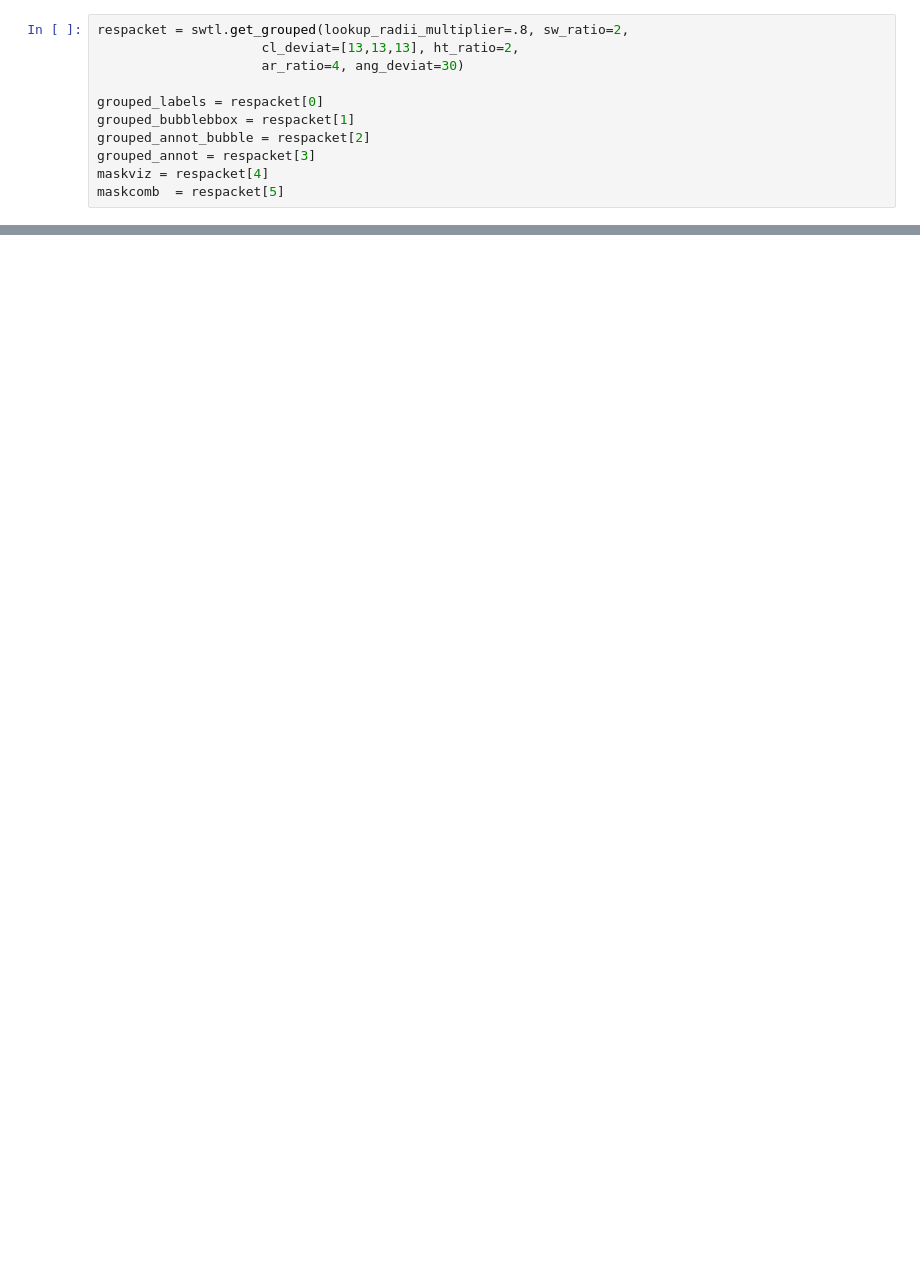
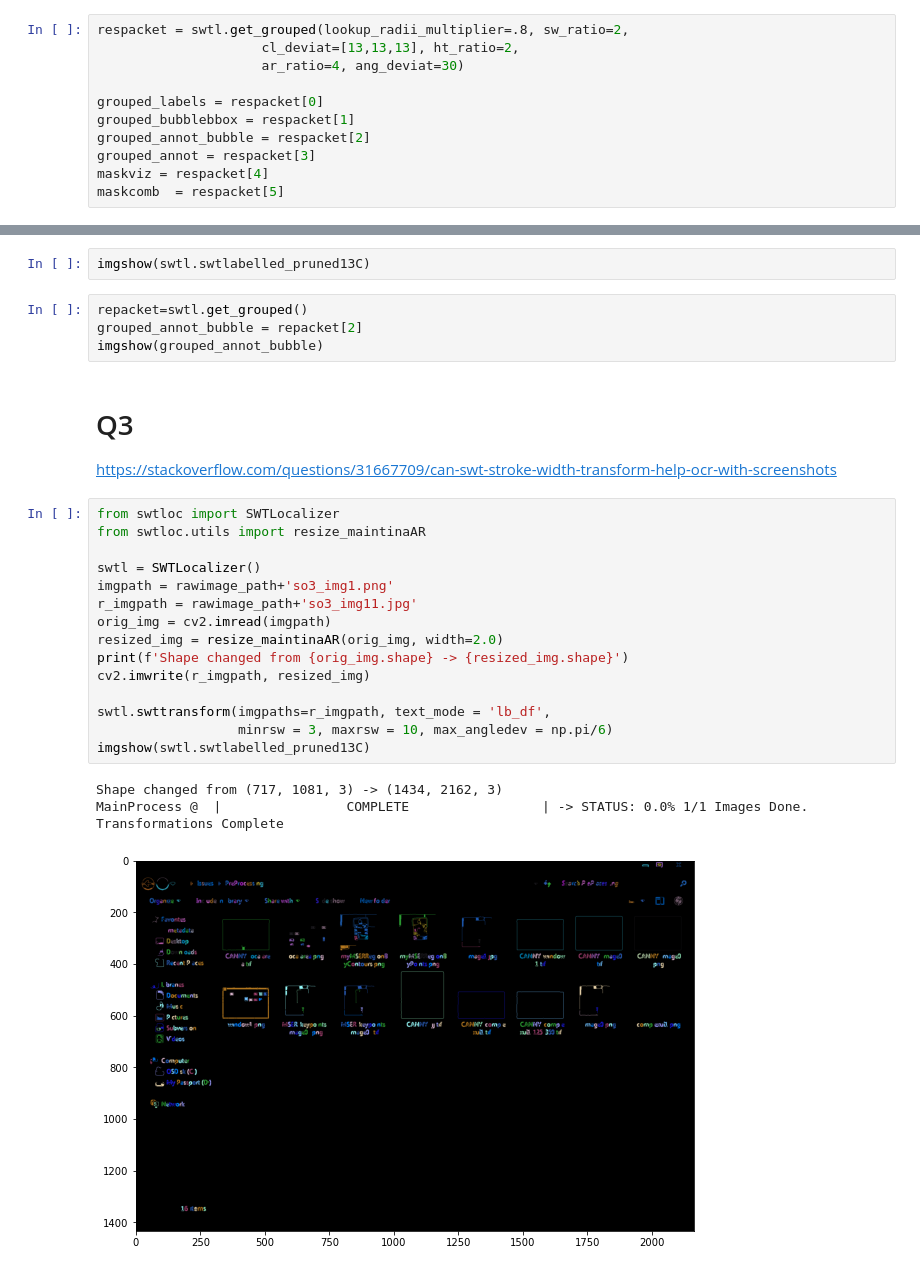
Before and after one commit to ag-ds-bubble/swtloc, a Jupyter notebook: examples/StackOverflow QnA.ipynb, the cells around one changed output, grey strips where cells are left out. Saved outputs shown, nothing was run; the diff lists cells and outputs as text; blank space fills up the shorter version.

```diff
--- a/examples/StackOverflow QnA.ipynb
+++ b/examples/StackOverflow QnA.ipynb
@@ -46,0 +55,28 @@ imgshowN([swtl.orig_img, grouped_annot_bubble],
+# %%
+imgshow(swtl.swtlabelled_pruned13C)
+# %%
+repacket=swtl.get_grouped()
+grouped_annot_bubble = repacket[2]
+imgshow(grouped_annot_bubble)
+# %% [markdown]
+# Q3
+https://stackoverflow.com/questions/31667709/can-swt-stroke-width-transform-help-ocr-with-screenshots
+# %%
+from swtloc import SWTLocalizer
+from swtloc.utils import resize_maintinaAR
+
+swtl = SWTLocalizer()
+imgpath = rawimage_path+'so3_img1.png'
+r_imgpath = rawimage_path+'so3_img11.jpg'
+orig_img = cv2.imread(imgpath)
+resized_img = resize_maintinaAR(orig_img, width=2.0)
+print(f'Shape changed from {orig_img.shape} -> {resized_img.shape}')
+cv2.imwrite(r_imgpath, resized_img)
+
+swtl.swttransform(imgpaths=r_imgpath, text_mode = 'lb_df',
+                  minrsw = 3, maxrsw = 10, max_angledev = np.pi/6)
+imgshow(swtl.swtlabelled_pruned13C)
+# %% [output]
+Shape changed from (717, 1081, 3) -> (1434, 2162, 3)
+MainProcess @  |                COMPLETE                 | -> STATUS: 0.0% 1/1 Images Done. Transformations Complete
+[figure, added]
```
Also changed, not shown: parts of 15 cells of this notebook, 15 other files.
